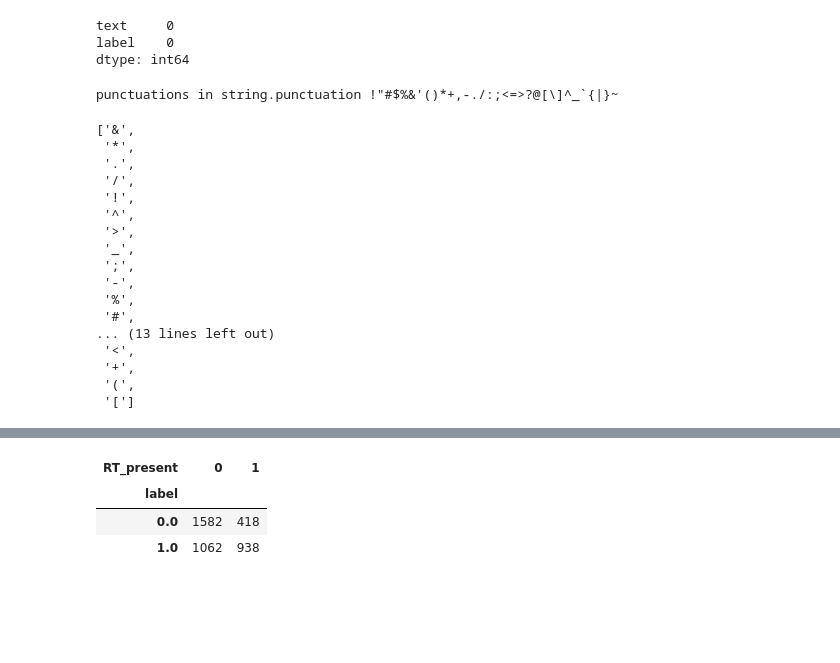
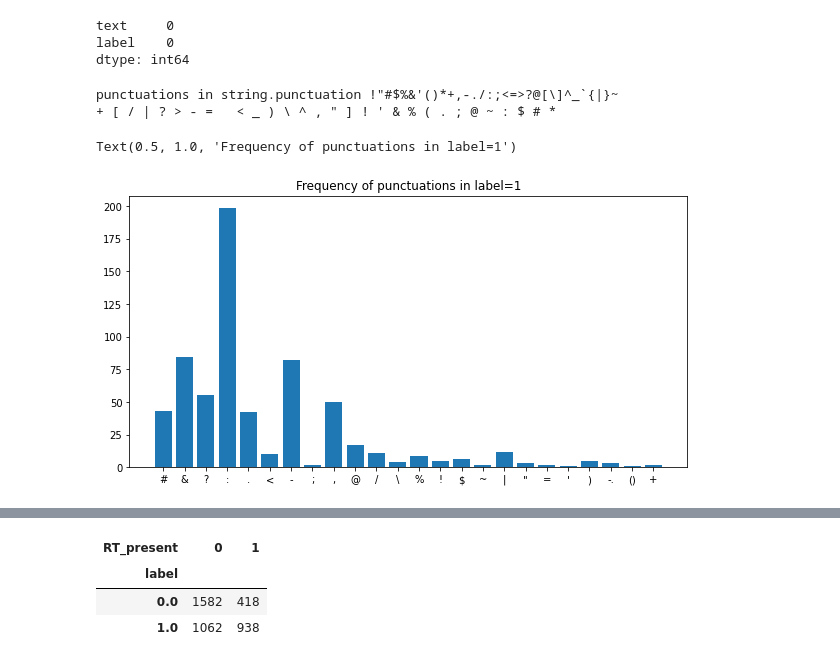
Before and after one commit to sandhyaparna/NLP, a Jupyter notebook: Take Home Assignments/Dell_Boston_Bombing_Tweets.ipynb, the cells around one changed output, grey strips where cells are left out. Saved outputs shown, nothing was run; the diff lists cells and outputs as text; code cells hidden in the pictures; blank space fills up the shorter version.

```diff
--- a/Take Home Assignments/Dell_Boston_Bombing_Tweets.ipynb
+++ b/Take Home Assignments/Dell_Boston_Bombing_Tweets.ipynb
@@ -81,25 +99,11 @@ dtype: int64
 print("punctuations in string.punctuation",string.punctuation)
 
 tweets_train['punctuations'] = tweets_train["text"].apply(lambda x: re.findall('[%s]' % re.escape(string.punctuation),str(x)))  # Extracting any punctiations that in the variable column
-tweets_train['punctuations_str'] = [','.join(map(str, l)) for l in tweets_train['punctuations']]  # convert punctuations to strings
-punctuations_uq = set(','.join(tweets_train['punctuations_str'].apply(lambda x: str(x))))  # generates unique punctuations by creating a string from punctuations_str column generated
-list(punctuations_uq)
+tweets_train['punctuations'] = [','.join(map(str, l)) for l in tweets_train['punctuations']]  # convert punctuations to strings
+punctuations_uq = set(', '.join(tweets_train['punctuations'].apply(lambda x: str(x))))  # generates unique punctuations by creating a string from punctuations_str column generated
+print(*punctuations_uq)
+# for i in list(punctuations_uq):
+#     print(i, end=" ")
 # %% [output]
 punctuations in string.punctuation !"#$%&'()*+,-./:;<=>?@[\]^_`{|}~
++ [ / | ? > - =   < _ ) \ ^ , " ] ! ' & % ( . ; @ ~ : $ # *
-['&',
- '*',
- '.',
- '/',
- '!',
- '^',
- '>',
- '_',
- ';',
- '-',
- '%',
- '#',
-... (13 lines left out)
- '<',
- '+',
- '(',
- '[']
@@ -105,0 +118,27 @@ punctuations in string.punctuation !"#$%&'()*+,-./:;<=>?@[\]^_`{|}~
+# %%
+def create_corpus(target):
+    corpus=[]
+
+    for x in tweets_train[tweets_train['label']==target]['Text_Var'].str.split():
+        for i in x:
+            corpus.append(i)
+    return corpus
+
+corpus_label_1=create_corpus(1)
+corpus_label_0=create_corpus(0)
+# %%
+# Analyzing punctuations in label=1
+plt.figure(figsize=(10, 5))
+
+dic=defaultdict(int)
+
+for i in (corpus_label_1):
+    if i in string.punctuation:
+        dic[i]+=1
+
+x,y=zip(*dic.items())
+plt.bar(x,y)
+plt.title('Frequency of punctuations in label=1')
+# %% [output]
+Text(0.5, 1.0, 'Frequency of punctuations in label=1')
+[figure, added]
```
Also changed, not shown: parts of 40 cells of this notebook.
